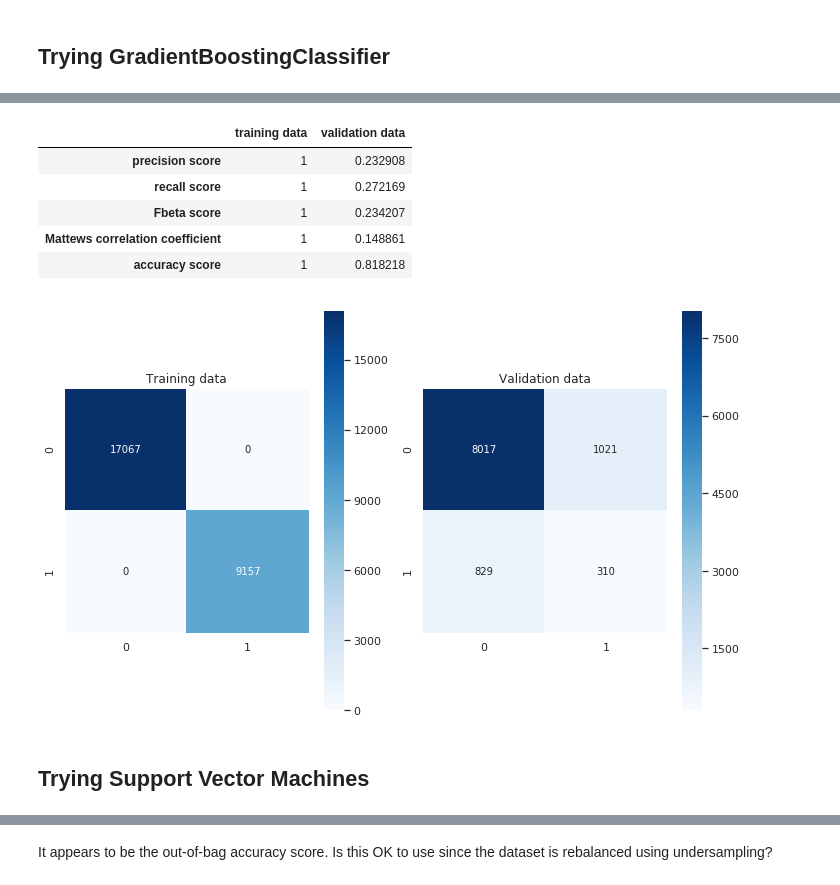
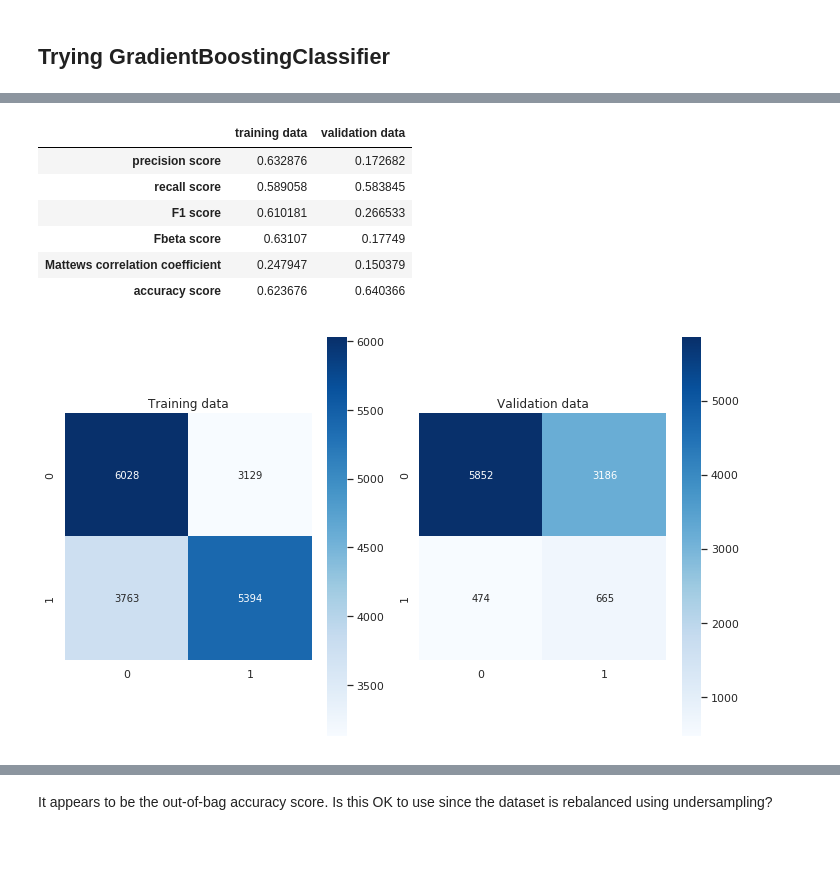
Before and after one commit to pavelzimin/hospital_readmission, a Jupyter notebook: 03_Hospital_Readmission_Machine_Learning.ipynb, the cells around one changed output, grey strips where cells are left out. Saved outputs shown, nothing was run; the diff lists cells and outputs as text; code cells hidden in the pictures; blank space fills up the shorter version.

Commit message:
final model selected

```diff
--- a/03_Hospital_Readmission_Machine_Learning.ipynb
+++ b/03_Hospital_Readmission_Machine_Learning.ipynb
@@ -388,7 +455,7 @@ scaler.fit(X_rus_combined)
 X_rus_combined_scaled = scaler.transform(X_rus_combined)
 X_hold2_combined_scaled = scaler.transform(X_hold2)
 # %%
-logreg = LogisticRegression(penalty='l1', solver='liblinear', C=10, random_state=42)
+logreg = LogisticRegression(penalty='l2', solver='liblinear', C=1, max_iter=1000, random_state=42)
 logreg.fit(X_rus_combined_scaled[:, rfe.support_], y_rus_combined)
 test_model(X_rus_combined_scaled[:, rfe.support_], y_rus_combined, X_hold2_combined_scaled[:, rfe.support_], y_hold2, logreg)
 # %% [output]
@@ -401,0 +483,4 @@ test_model(X_rus_combined_scaled[:, rfe.support_], y_rus_combined, X_hold2_combi
+# %%
+clf = SGDClassifier(loss='log', max_iter=1000, random_state=42)
+clf.fit(X_rus_combined_scaled, y_rus_combined)
+test_model(X_rus_combined_scaled, y_rus_combined, X_hold2_combined_scaled, y_hold2, clf)
@@ -401,0 +547,12 @@ test_model(X_rus_combined_scaled[:, rfe.support_], y_rus_combined, X_hold2_combi
+# %%
+clf_elasticnet = SGDClassifier(
+          loss='log',
+          alpha=0.001,
+          penalty='elasticnet',
+          l1_ratio=.3,
+          max_iter=1000,
+          tol=1e-3,
+          random_state=42,
+          n_jobs=-1)
+clf_elasticnet.fit(X_rus_combined_scaled, y_rus_combined)
+test_model(X_rus_combined_scaled, y_rus_combined, X_hold2_combined_scaled, y_hold2, clf_elasticnet)
@@ -458,8 +633,8 @@ ada_score_table.head()
 # %%
 ada_clf = AdaBoostClassifier(DecisionTreeClassifier(
     max_depth=2,
-    min_samples_split=50),
-    n_estimators=20,
+    min_samples_split=2),
+    n_estimators=10,
     random_state=42)
 ada_clf.fit(X_rus_combined, y_rus_combined)
 test_model(X_rus_combined, y_rus_combined, X_hold2, y_hold2, ada_clf)
@@ -525,17 +715,18 @@ GBC_score_table.loc[GBC_score_table.Fbeta_score == np.max(GBC_score_table.Fbeta_
 # %%
-clf = GradientBoostingClassifier(
+clf_gbc = GradientBoostingClassifier(
     n_estimators=100,
-    max_depth=20,
-    min_samples_split=7,
-    max_features=15,
+    max_depth=2,
+    min_samples_split=2,
+    max_features=20,
     random_state=42)
-clf.fit(X_rus_combined, y_rus_combined)
-test_model(X_rus_combined, y_rus_combined, X_hold2, y_hold2, clf)
+clf_gbc.fit(X_rus_combined, y_rus_combined)
+test_model(X_rus_combined, y_rus_combined, X_hold2, y_hold2, clf_gbc)
 # %% [output]
 |  | training data | validation data |
-| precision score | 1 | 0.232908 |
-| recall score | 1 | 0.272169 |
-| Fbeta score | 1 | 0.234207 |
-| Mattews correlation coefficient | 1 | 0.148861 |
-| accuracy score | 1 | 0.818218 |
+| precision score | 0.632876 | 0.172682 |
+| recall score | 0.589058 | 0.583845 |
+| F1 score | 0.610181 | 0.266533 |
+| Fbeta score | 0.63107 | 0.17749 |
+| Mattews correlation coefficient | 0.247947 | 0.150379 |
+| accuracy score | 0.623676 | 0.640366 |
-[figure, old version]
+[figure, new version]
@@ -544,2 +732,0 @@ GBC_score_table.loc[GBC_score_table.matthews_corrcoef == np.max(GBC_score_table.
-# %% [markdown]
-## Trying Support Vector Machines
```
Also changed, not shown: parts of 75 cells of this notebook.
